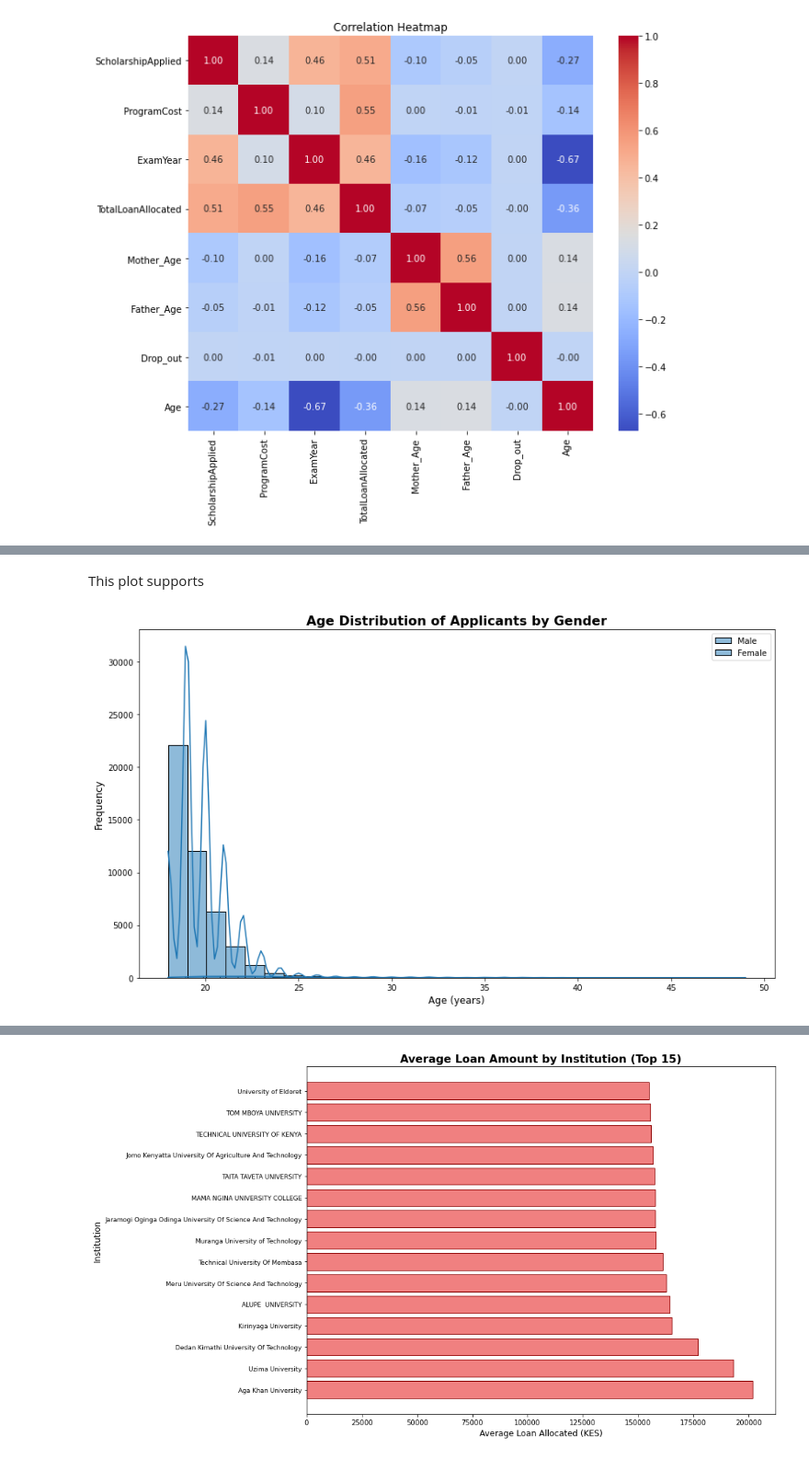
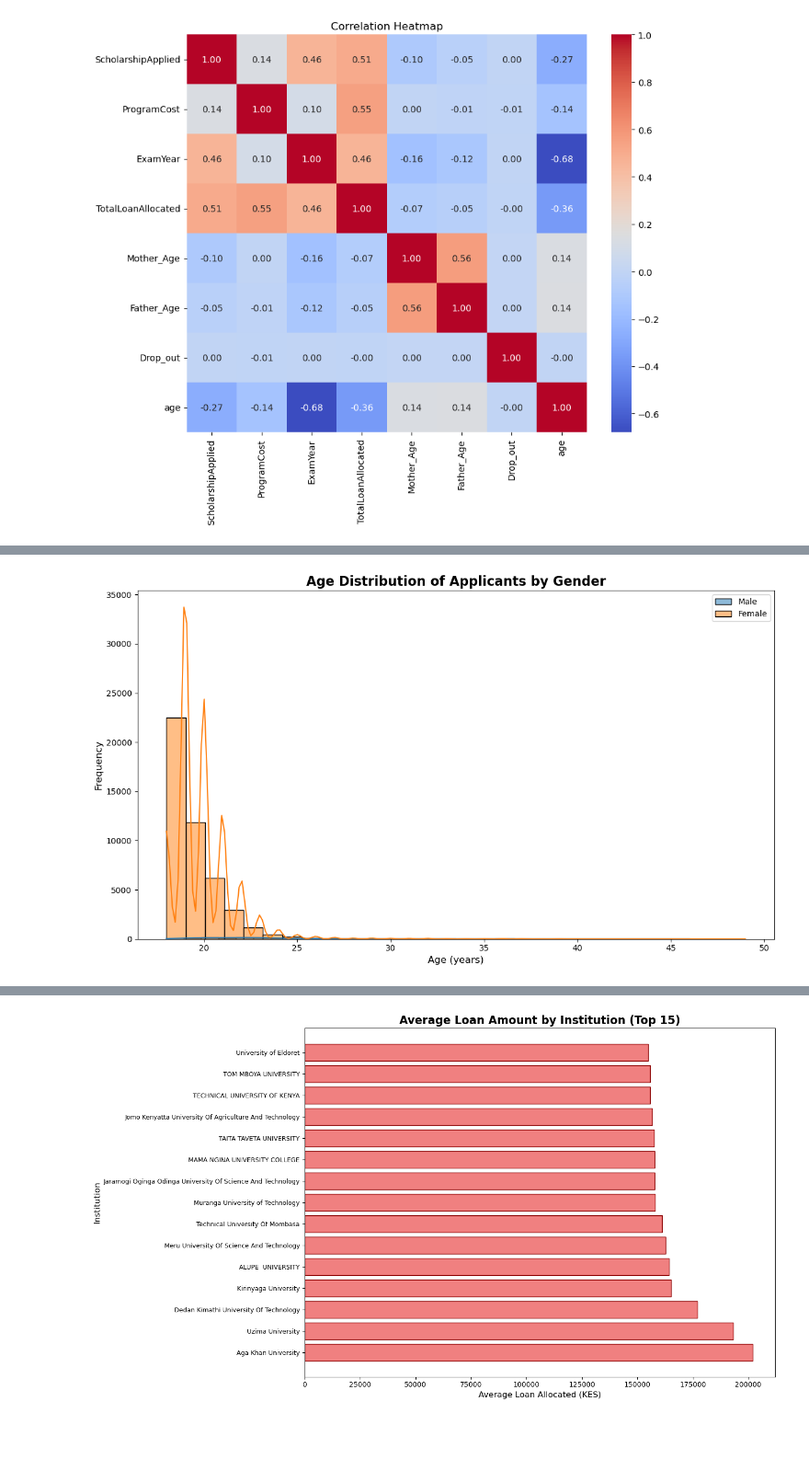
Before and after one commit to geoffreykemboi/Student_dropout_prediction_project, a Jupyter notebook: index.ipynb, the cells around one changed output, grey strips where cells are left out. Shown at 92% size. Cells and saved outputs as stored; diff of their text form; code cells hidden in the pictures; blank space fills up the shorter version.

```diff
--- a/index.ipynb
+++ b/index.ipynb
@@ -240,0 +246,2 @@ memory usage: 7.6+ MB
+# %%
+School_df.drop(School_df[School_df['age'] < 16].index, inplace=True)
@@ -252,2 +344,2 @@ plt.show()
 # %%
-School_df= School_df[(School_df['Age'] >= 15) & (School_df['Age'] <= 50)]
+School_df= School_df[(School_df['age'] >= 15) & (School_df['age'] <= 50)]
@@ -303,8 +423,8 @@ plt.show()
 # %%
-bins = [0, 17, 20, 24, 30, 34, 39, 100]
-labels = ['<18', '18-20', '21-24', '25-30', '30-35','36-40','40-45']
+bins = [0, 18, 21, 25, 31, 36, 40, 100]
+labels = ['<18', '18-20', '21-24', '25-30', '31-35', '36-39', '40+']
 
-School_df['age_group'] = pd.cut(School_df['Age'], bins=bins, labels=labels)
+School_df['age_group'] = pd.cut(School_df['age'], bins=bins, labels=labels)
 
 sns.countplot(x='age_group', hue='Drop_out', data=School_df)
 
@@ -361,12 +532,12 @@ Noticeably there are 2952 students who received a higher loan than they needed t
 # %%
 plt.figure(figsize=(12, 7))
-df_age_group = School_df.dropna(subset=['Age']).copy()
-df_age_group = df_age_group[(df_age_group['Age'] >= 18) & (df_age_group['Age'] <= 60)]
+df_age_group = School_df.dropna(subset=['age']).copy()
+df_age_group = df_age_group[(df_age_group['age'] >= 18) & (df_age_group['age'] <= 60)]
 
 # Create age groups
 bins = [18, 22, 27, 32, 40, 100]
 labels = ['18-22', '23-27', '28-32', '33-40', '40+']
-df_age_group['AgeGroup'] = pd.cut(df_age_group['Age'], bins=bins, labels=labels, right=False)
+df_age_group['AgeGroup'] = pd.cut(df_age_group['age'], bins=bins, labels=labels, right=False)
 
 # Calculate dropout rate by age group
 dropout_by_age = df_age_group.groupby('AgeGroup')['Drop_out'].agg(['mean', 'count'])
@@ -578,23 +695,21 @@ plt.show()
-# %% [markdown]
-This plot supports
 # %%
 plt.figure(figsize=(12, 7))
-df_age = School_df.dropna(subset=['Age', 'Gender'])
+df_age = School_df.dropna(subset=['age', 'Gender'])
 # Filter reasonable ages (18-60)
-df_age = df_age[(df_age['Age'] >= 18) & (df_age['Age'] <= 60)]
+df_age = df_age[(df_age['age'] >= 18) & (df_age['age'] <= 60)]
 
 for gender in df_age['Gender'].unique():
     subset = df_age[df_age['Gender'] == gender]
-    sns.histplot(subset['Age'], kde=True, label=gender, alpha=0.5, bins=30)
+    sns.histplot(subset['age'], kde=True, label=gender, alpha=0.5, bins=30)
 
 plt.title('Age Distribution of Applicants by Gender', fontsize=16, fontweight='bold')
 plt.xlabel('Age (years)', fontsize=12)
 plt.ylabel('Frequency', fontsize=12)
 plt.legend()
 plt.tight_layout()
 plt.show()
 # %% [output]
-[figure, old version]
+[figure, new version]
 # %%
 plt.figure(figsize=(10, 6))
 dropout_by_type = pd.crosstab(School_df['UniversityType'], School_df['Drop_out'])
```
Also changed, not shown: parts of 62 cells of this notebook, 1 other file.
